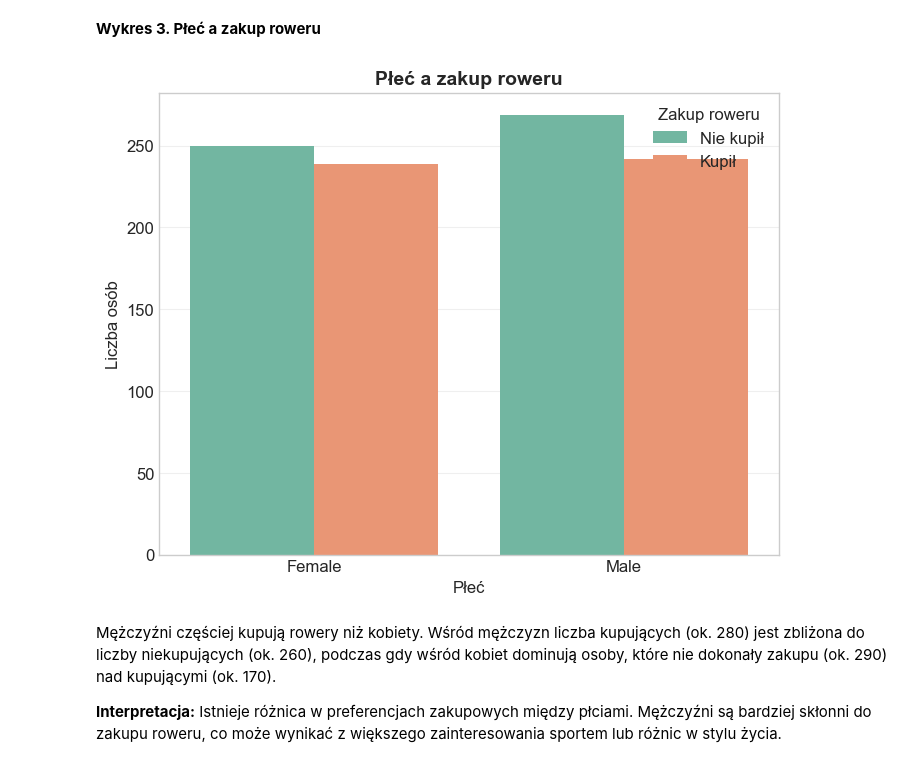
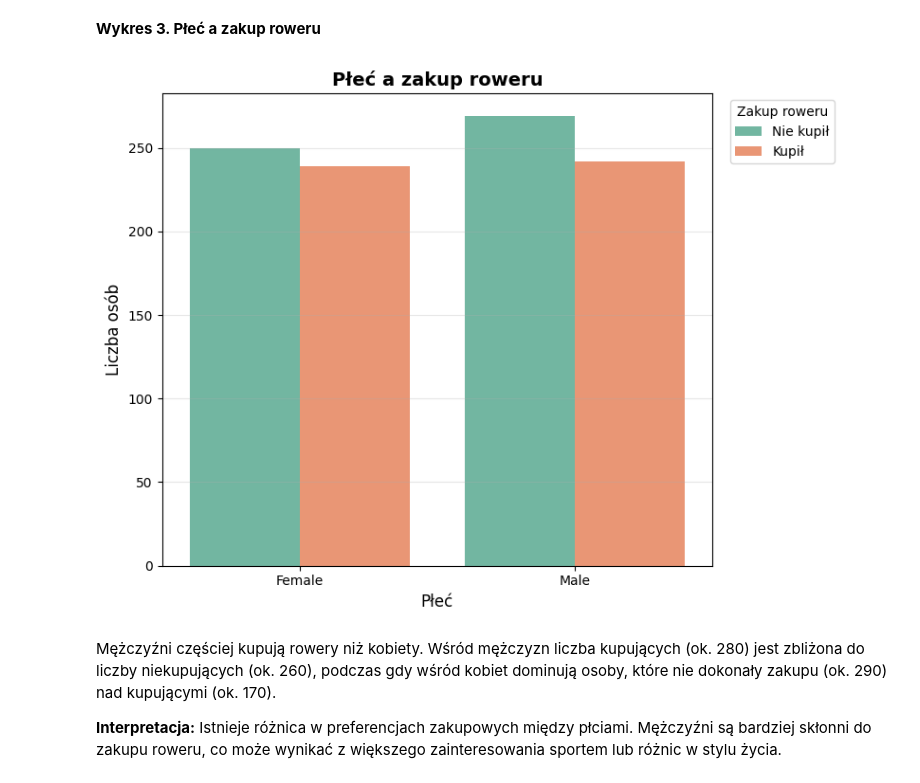
Before and after one commit to turekzuzanna32-05/Projekt---Rowery, a Jupyter notebook: 3. Wizualizacja.ipynb, the cells around one changed output. Saved outputs shown, nothing was run; the diff lists cells and outputs as text; code cells hidden in the pictures.

```diff
--- a/3. Wizualizacja.ipynb
+++ b/3. Wizualizacja.ipynb
@@ -55,15 +55,23 @@ Kupujący rowery są przeciętnie młodsi (mediana ok. 40 lat) niż osoby niekup
 **Wykres 3. Płeć a zakup roweru**
 # %%
 plt.figure(figsize=(8, 6))
-sns.countplot(x='Gender', hue='Purchased Bike', data=df, palette='Set2')
+sns.countplot(x='Gender', hue='Purchased Bike', data=df, palette='Set2', hue_order=['No', 'Yes'])
 plt.title('Płeć a zakup roweru', fontsize=14, fontweight='bold')
 plt.xlabel('Płeć', fontsize=12)
 plt.ylabel('Liczba osób', fontsize=12)
-plt.legend(title='Zakup roweru', labels=['Nie kupił', 'Kupił'])
+
+plt.legend(
+    title='Zakup roweru',
+    labels=['Nie kupił', 'Kupił'],
+    loc='upper left',
+    bbox_to_anchor=(1.02, 1)
+)
+
 plt.grid(axis='y', alpha=0.3)
+plt.tight_layout()
 plt.show()
 # %% [output]
-[figure, old version]
+[figure, new version]
 # %% [markdown]
 Mężczyźni częściej kupują rowery niż kobiety. Wśród mężczyzn liczba kupujących (ok. 280) jest zbliżona do liczby niekupujących (ok. 260), podczas gdy wśród kobiet dominują osoby, które nie dokonały zakupu (ok. 290) nad kupującymi (ok. 170).
 
```
Also changed, not shown: parts of 16 cells of this notebook.
